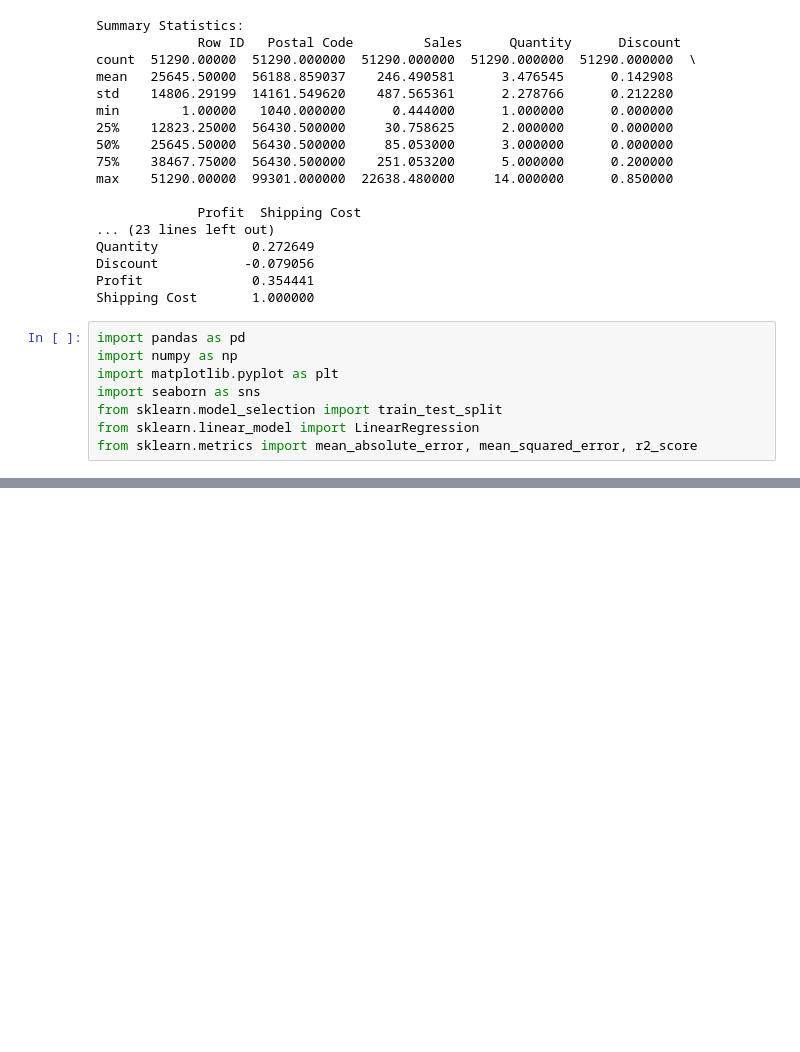
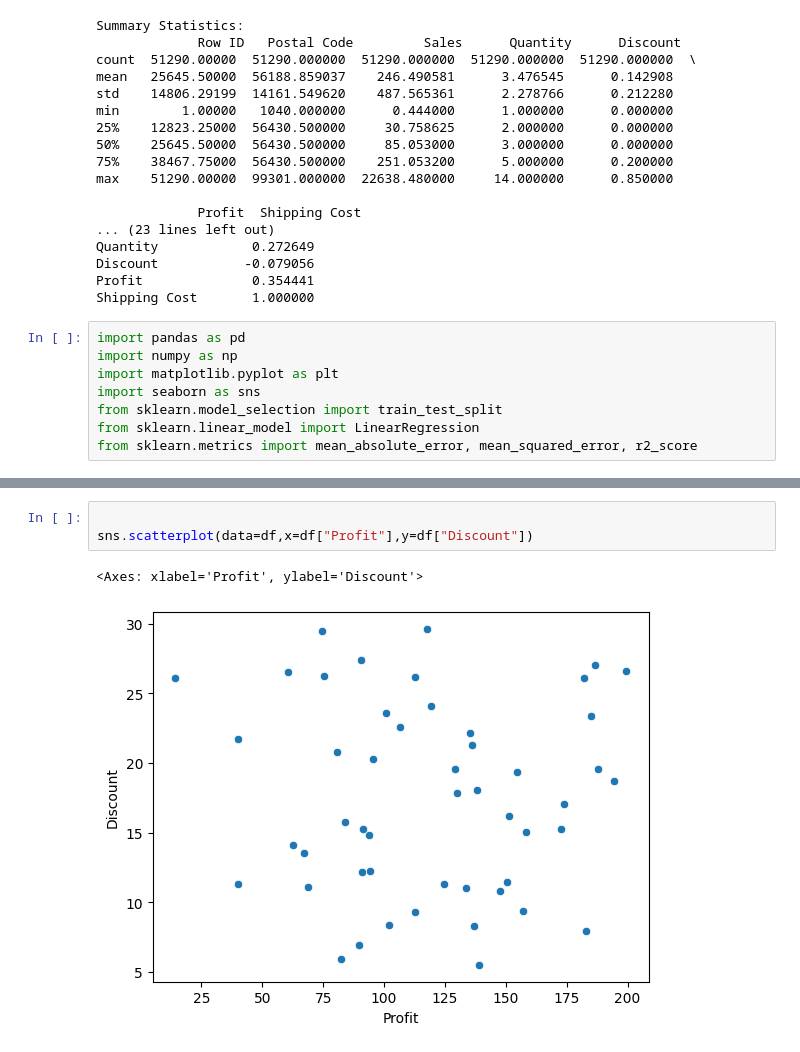
Before and after one commit to Bharadwaj6903/data_analysis_internship, a Jupyter notebook: TASK-2/task2.ipynb, the cells around one changed output, grey strips where cells are left out. Saved outputs shown, nothing was run; the diff lists cells and outputs as text; blank space fills up the shorter version.

```diff
--- a/TASK-2/task2.ipynb
+++ b/TASK-2/task2.ipynb
@@ -119,0 +172,6 @@ plt.show()
+# %%
+
+sns.scatterplot(data=df,x=df["Profit"],y=df["Discount"])
+# %% [output]
+<Axes: xlabel='Profit', ylabel='Discount'>
+[figure, added]
```
Also changed, not shown: parts of 13 cells of this notebook.
